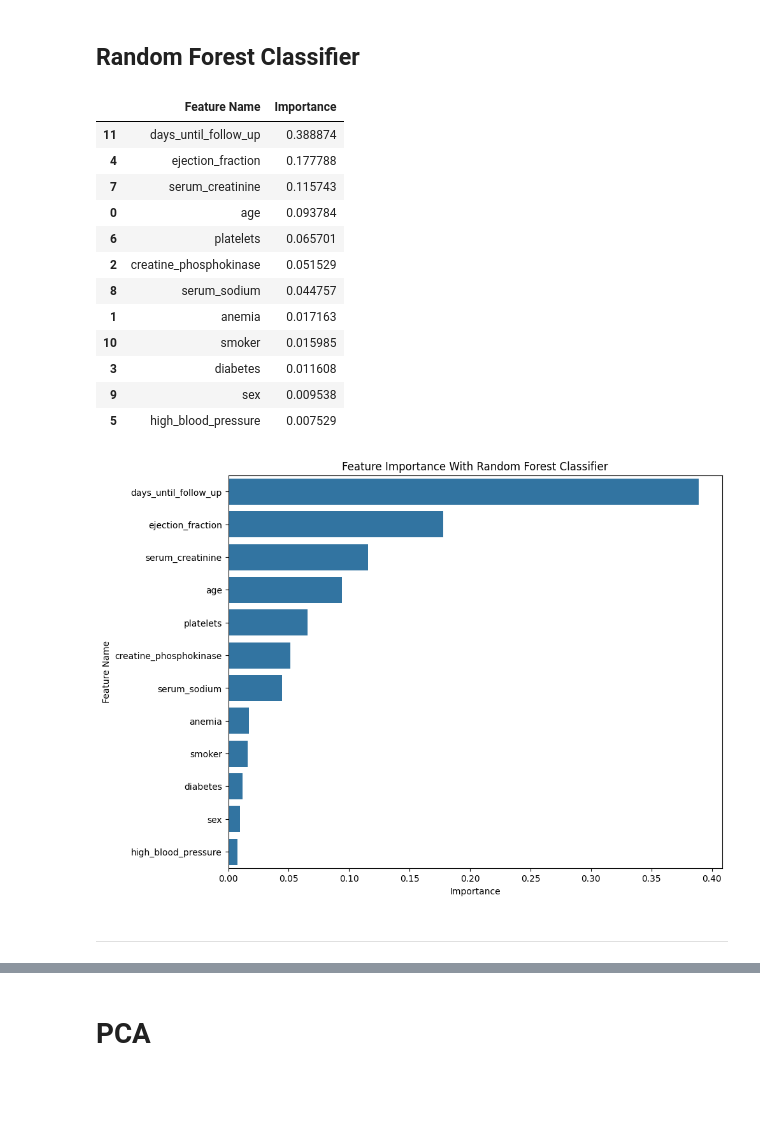
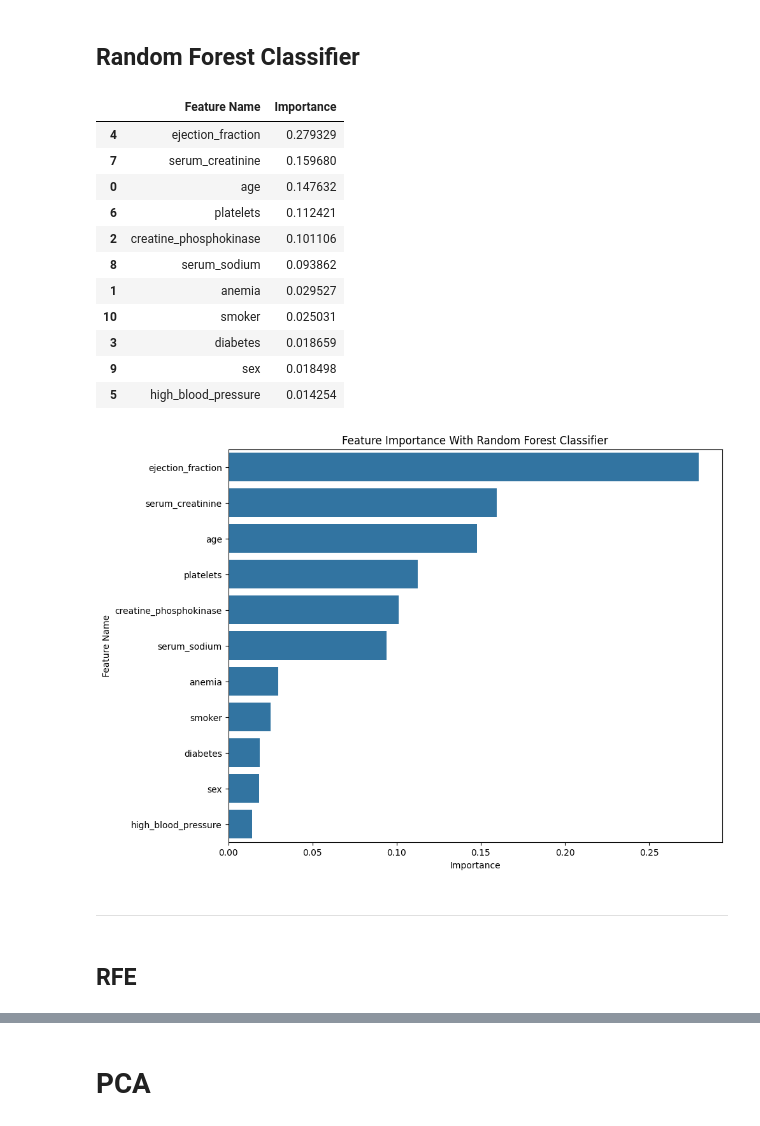
Before and after one commit to BvChung/covid-machine-learning-analysis, a Jupyter notebook: heart_failure_analysis.ipynb, the cells around one changed output, grey strips where cells are left out. Drawn from its saved outputs; the diff is of its cells as text; code cells hidden in the pictures; blank space fills up the shorter version.

```diff
--- a/heart_failure_analysis.ipynb
+++ b/heart_failure_analysis.ipynb
@@ -418,13 +415,14 @@ for col in numerical_columns_names:
 ## K Best
 # %%
 filtered_df_copy = filtered_df.copy()
+filtered_df_copy = filtered_df_copy.drop(columns=["days_until_follow_up"])
 y = filtered_df_copy["patient_deceased"].copy()
 X = filtered_df_copy.drop(columns=["patient_deceased"]).copy()
 feature_column_names = list(X.columns)
 
 X_train, X_test, y_train, y_test = train_test_split(X, y, test_size=0.40, random_state=42)
 
-k_best_classifier = SelectKBest(score_func=mutual_info_classif, k=6)
+k_best_classifier = SelectKBest(score_func=mutual_info_classif, k=7)
 k_best_classifier = k_best_classifier.fit(X_train, y_train)
 
 k_best_df = pd.DataFrame({
@@ -480,29 +456,29 @@ plt.show()
 # %% [markdown]
 ## Random Forest Classifier
 # %%
-forest_classifier = RandomForestClassifier(random_state=42)
-forest_classifier.fit(X_train, y_train)
+forest_classifier = RandomForestClassifier(random_state=42).fit(X_train, y_train)
+
 feature_importance = forest_classifier.feature_importances_
 feature_df = pd.DataFrame({
     'Feature Name': feature_column_names,
     'Importance': feature_importance
 })
+
 feature_df = feature_df.sort_values('Importance', ascending=False)
 feature_df
 # %% [output]
 |  | Feature Name | Importance |
-| 11 | days_until_follow_up | 0.388874 |
-| 4 | ejection_fraction | 0.177788 |
-| 7 | serum_creatinine | 0.115743 |
-| 0 | age | 0.093784 |
-| 6 | platelets | 0.065701 |
-| 2 | creatine_phosphokinase | 0.051529 |
-| 8 | serum_sodium | 0.044757 |
-| 1 | anemia | 0.017163 |
-| 10 | smoker | 0.015985 |
-| 3 | diabetes | 0.011608 |
-| 9 | sex | 0.009538 |
-| 5 | high_blood_pressure | 0.007529 |
+| 4 | ejection_fraction | 0.279329 |
+| 7 | serum_creatinine | 0.159680 |
+| 0 | age | 0.147632 |
+| 6 | platelets | 0.112421 |
+| 2 | creatine_phosphokinase | 0.101106 |
+| 8 | serum_sodium | 0.093862 |
+| 1 | anemia | 0.029527 |
+| 10 | smoker | 0.025031 |
+| 3 | diabetes | 0.018659 |
+| 9 | sex | 0.018498 |
+| 5 | high_blood_pressure | 0.014254 |
 # %%
 plt.figure(figsize=(10, 8))
 sns.barplot(x='Importance', y='Feature Name', data=feature_df)
@@ -511,6 +487,8 @@ plt.xlabel('Importance')
 plt.ylabel('Feature Name')
 plt.show()
 # %% [output]
-[figure, old version]
+[figure, new version]
 # %% [markdown]
 ---
+# %% [markdown]
+## RFE
```
Also changed, not shown: parts of 12 cells of this notebook.
